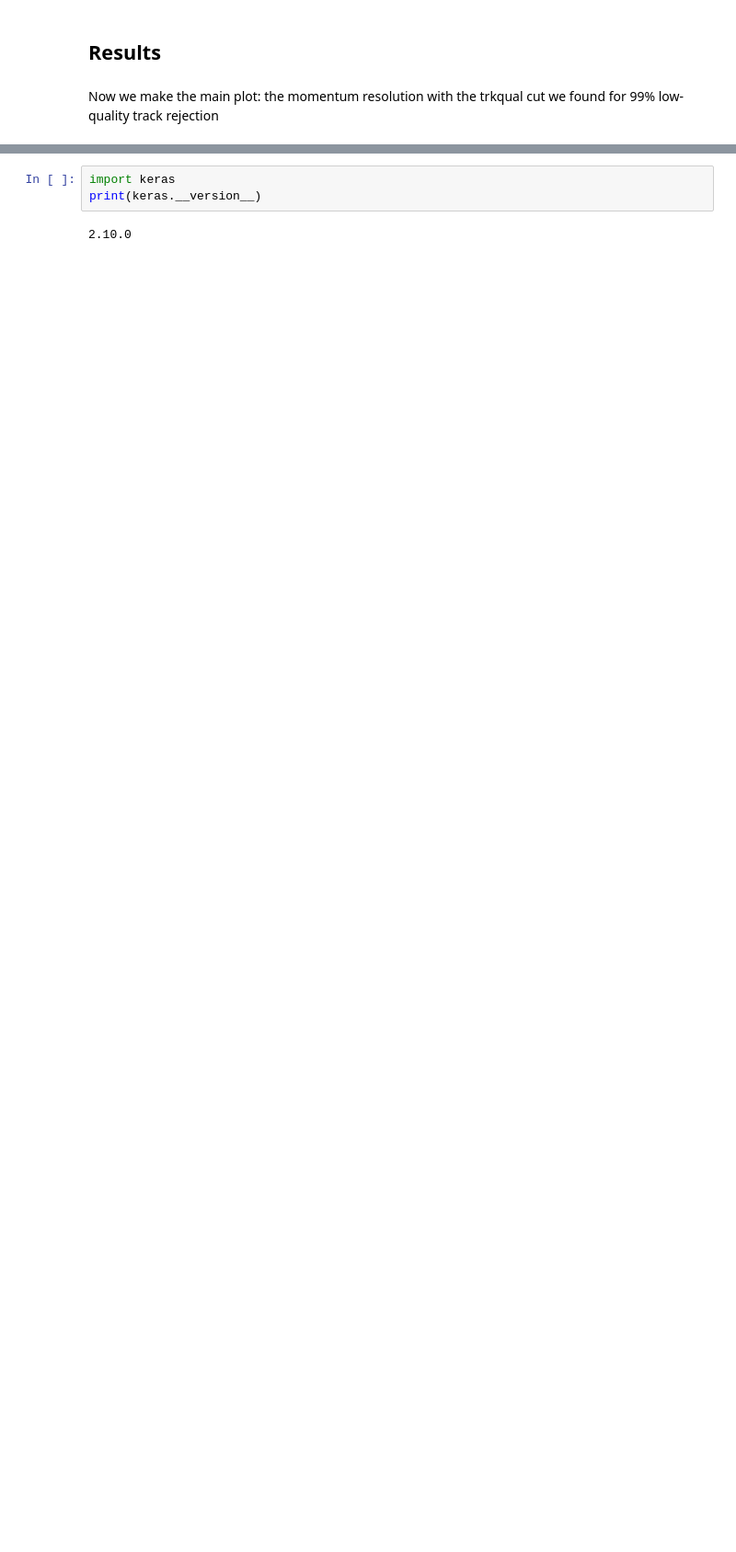
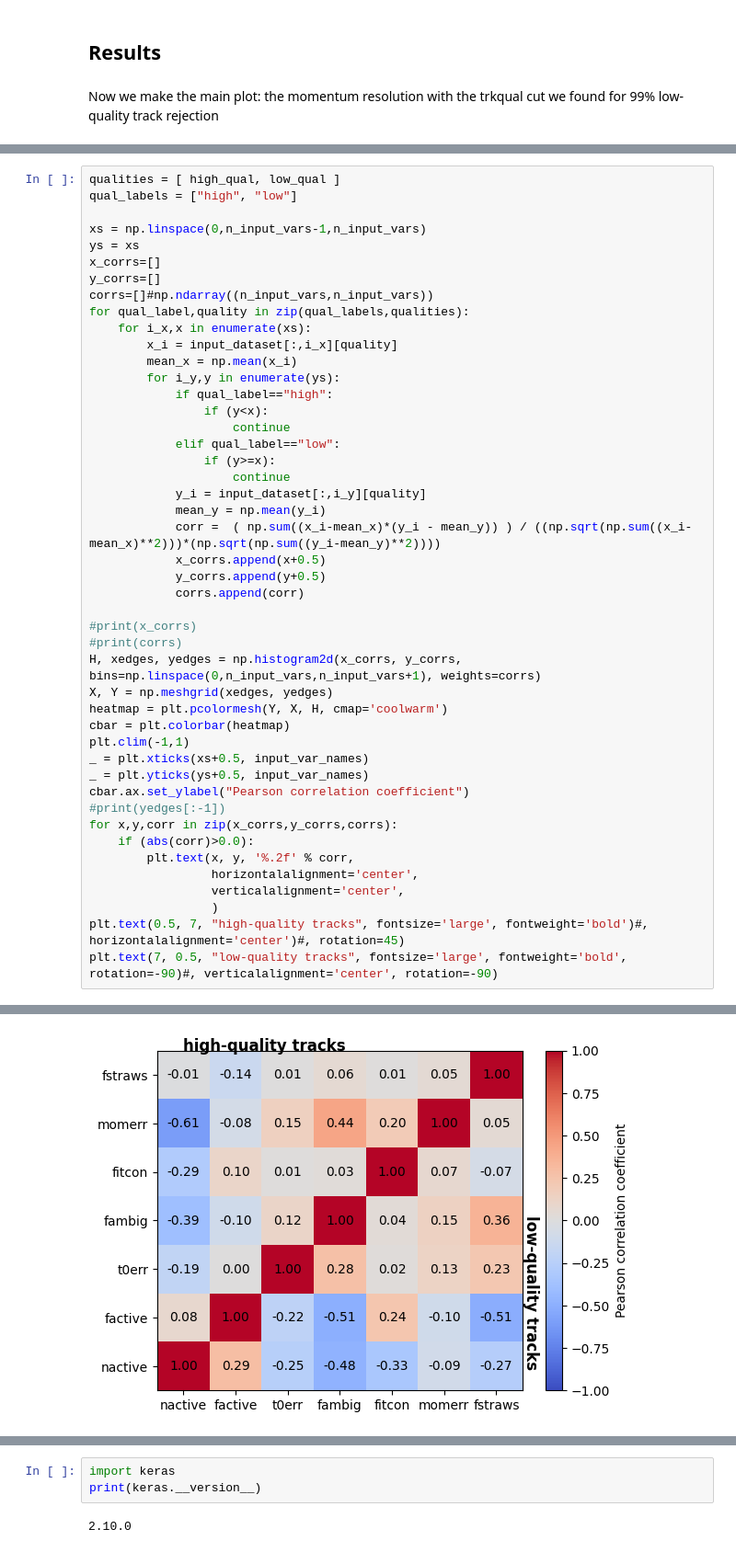
Before and after one commit to AndrewEdmonds11/TrkQual, a Jupyter notebook: TrkQualTrain.ipynb, the cells around one changed output, grey strips where cells are left out. Shown at 92% size. Saved outputs shown, nothing was run; the diff lists cells and outputs as text; blank space fills up the shorter version.

Commit message:
Notebook used for TrkQual_ANN1_v1.1 (includes updates for reproducibility, output ROOT file, and correlation matrix)

```diff
--- a/TrkQualTrain.ipynb
+++ b/TrkQualTrain.ipynb
@@ -360,0 +362,47 @@ Text(0, 0.5, 'Number of Tracks')
+# %%
+qualities = [ high_qual, low_qual ]
+qual_labels = ["high", "low"]
+
+xs = np.linspace(0,n_input_vars-1,n_input_vars)
+ys = xs
+x_corrs=[]
+y_corrs=[]
+corrs=[]#np.ndarray((n_input_vars,n_input_vars))
+for qual_label,quality in zip(qual_labels,qualities):
+    for i_x,x in enumerate(xs):
+        x_i = input_dataset[:,i_x][quality]
+        mean_x = np.mean(x_i)
+        for i_y,y in enumerate(ys):
+            if qual_label=="high":
+                if (y<x):
+                    continue
+            elif qual_label=="low":
+                if (y>=x):
+                    continue
+            y_i = input_dataset[:,i_y][quality]
+            mean_y = np.mean(y_i)
+            corr =  ( np.sum((x_i-mean_x)*(y_i - mean_y)) ) / ((np.sqrt(np.sum((x_i-mean_x)**2)))*(np.sqrt(np.sum((y_i-mean_y)**2))))
+            x_corrs.append(x+0.5)
+            y_corrs.append(y+0.5)
+            corrs.append(corr)
+
+#print(x_corrs)
+#print(corrs)
+H, xedges, yedges = np.histogram2d(x_corrs, y_corrs, bins=np.linspace(0,n_input_vars,n_input_vars+1), weights=corrs)
+X, Y = np.meshgrid(xedges, yedges)
+heatmap = plt.pcolormesh(Y, X, H, cmap='coolwarm')
+cbar = plt.colorbar(heatmap)
+plt.clim(-1,1)
+_ = plt.xticks(xs+0.5, input_var_names)
+_ = plt.yticks(ys+0.5, input_var_names)
+cbar.ax.set_ylabel("Pearson correlation coefficient")
+#print(yedges[:-1])
+for x,y,corr in zip(x_corrs,y_corrs,corrs):
+    if (abs(corr)>0.0):
+        plt.text(x, y, '%.2f' % corr,
+                 horizontalalignment='center',
+                 verticalalignment='center',
+                 )
+plt.text(0.5, 7, "high-quality tracks", fontsize='large', fontweight='bold')#, horizontalalignment='center')#, rotation=45)
+plt.text(7, 0.5, "low-quality tracks", fontsize='large', fontweight='bold', rotation=-90)#, verticalalignment='center', rotation=-90)
+# %% [output]
@@ -360,0 +410 @@ Text(0, 0.5, 'Number of Tracks')
+[figure, added]
```
Also changed, not shown: parts of 10 cells of this notebook.
